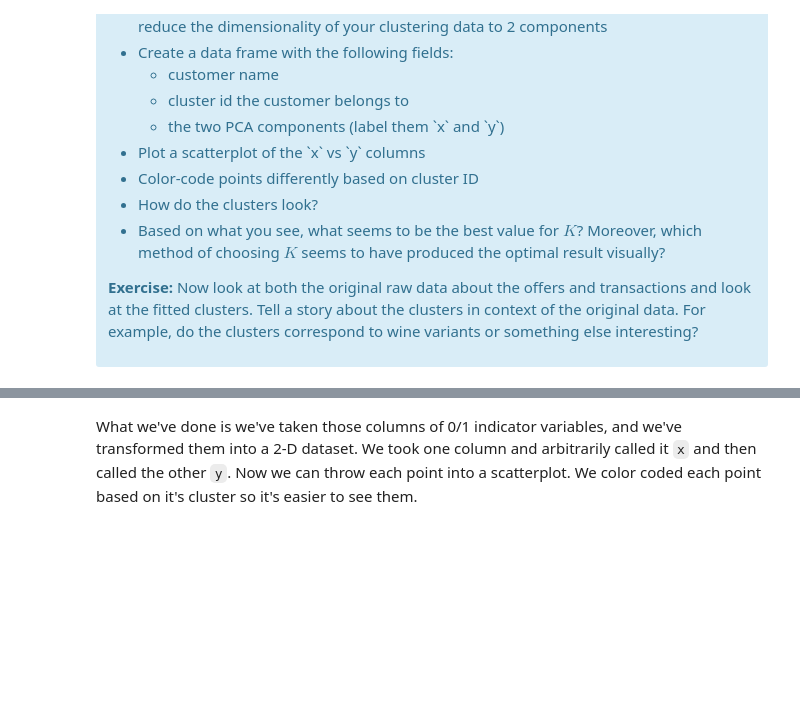
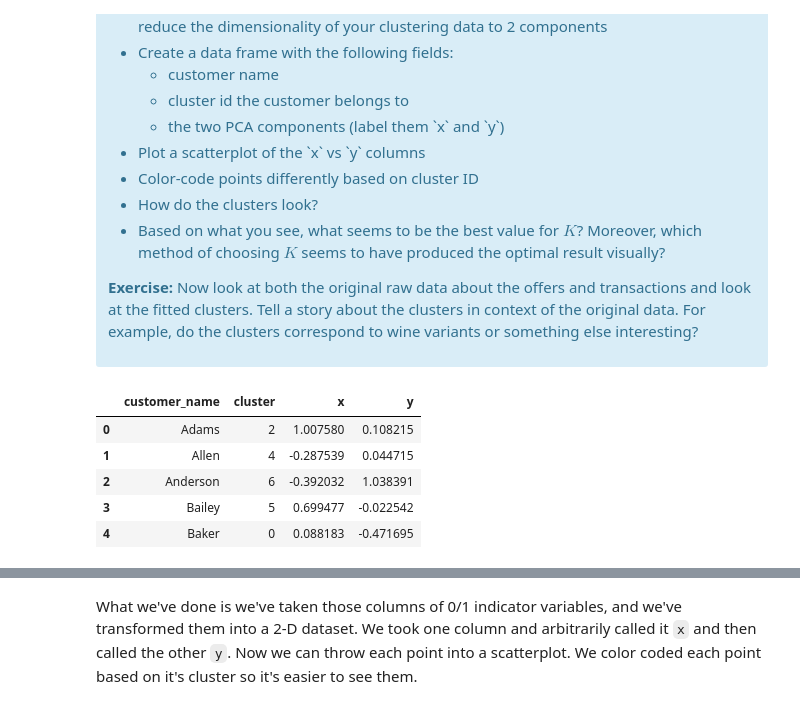
Before and after one commit to blue-santa/sprinboard-data-science-2026, a Jupyter notebook: 15-unsupervised-learning/06-principal-component-analysis/Clustering Case Study - Customer Segmentation with K-Means - Tier 3.ipynb, the cells around one changed output, grey strips where cells are left out. Saved outputs shown, nothing was run; the diff lists cells and outputs as text; code cells hidden in the pictures; blank space fills up the shorter version.

```diff
--- a/15-unsupervised-learning/06-principal-component-analysis/Clustering Case Study - Customer Segmentation with K-Means - Tier 3.ipynb
+++ b/15-unsupervised-learning/06-principal-component-analysis/Clustering Case Study - Customer Segmentation with K-Means - Tier 3.ipynb
@@ -389,0 +406,9 @@ This is only one use of PCA for dimension reduction. We can also use PCA when we
+# %%
+df_pca.head()
+# %% [output]
+|  | customer_name | cluster | x | y |
+| 0 | Adams | 2 | 1.007580 | 0.108215 |
+| 1 | Allen | 4 | -0.287539 | 0.044715 |
+| 2 | Anderson | 6 | -0.392032 | 1.038391 |
+| 3 | Bailey | 5 | 0.699477 | -0.022542 |
+| 4 | Baker | 0 | 0.088183 | -0.471695 |
```
Also changed, not shown: parts of 7 cells of this notebook, 1 other file.
